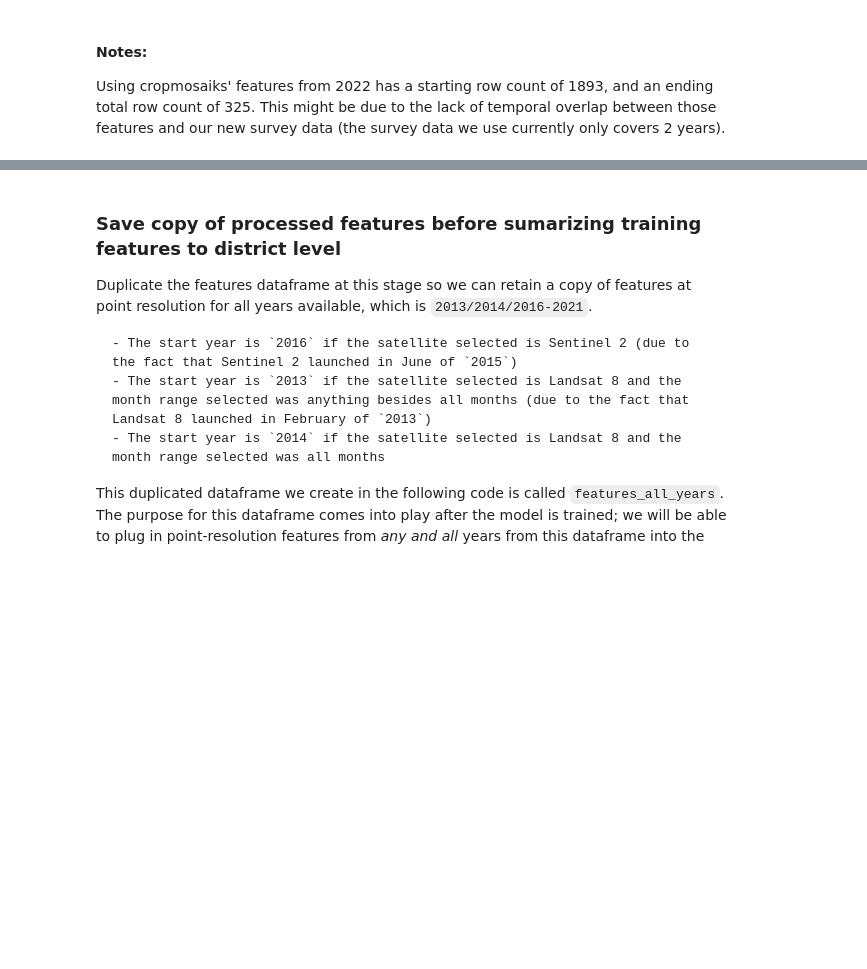
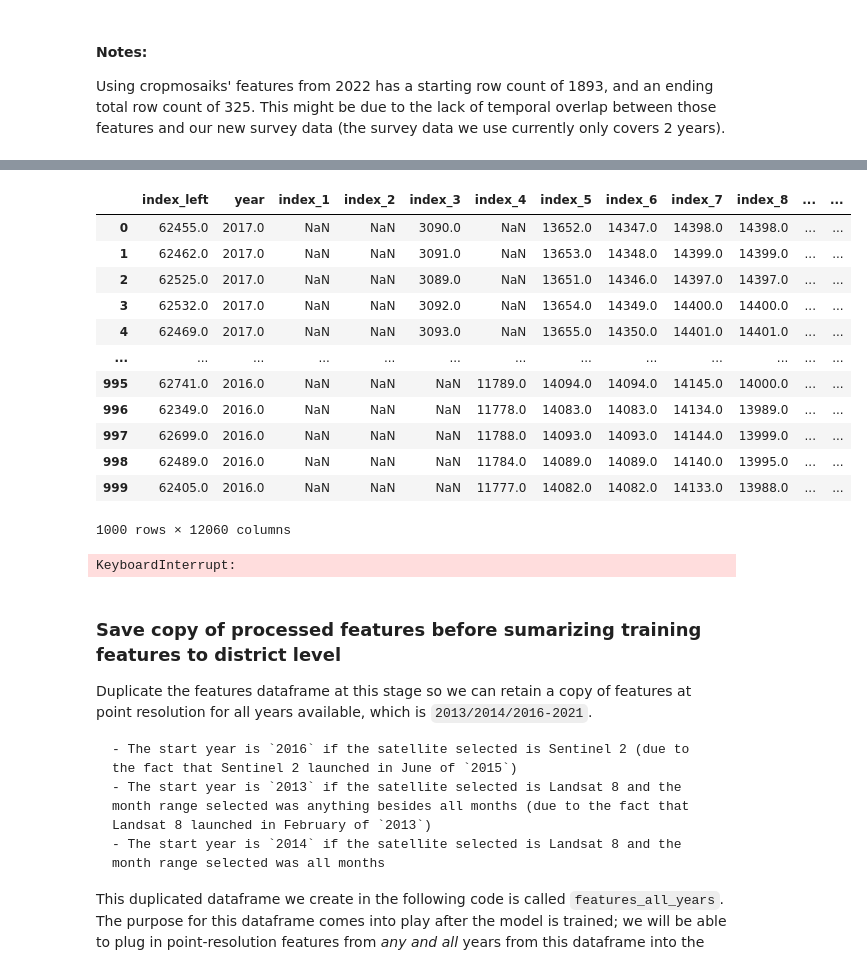
Before and after one commit to mosaiks-capstone/Modeling, a Jupyter notebook: andrew_modeling-Copy1.ipynb, the cells around one changed output, grey strips where cells are left out. Saved outputs shown, nothing was run; the diff lists cells and outputs as text; code cells hidden in the pictures; blank space fills up the shorter version.

```diff
--- a/andrew_modeling-Copy1.ipynb
+++ b/andrew_modeling-Copy1.ipynb
@@ -391,0 +379,19 @@ features_join
+# %%
+# This is a test to see if IterativeImputer would work with this data
+# First going to make a copy of our joined features and just save the first 1000 rows or so.
+features_test = features_join.copy().iloc[:1000,:]
+features_test
+# %% [output]
+|  | index_left | year | index_1 | index_2 | index_3 | index_4 | index_5 | index_6 | index_7 | index_8 | ... | ... |
+| 0 | 62455.0 | 2017.0 | NaN | NaN | 3090.0 | NaN | 13652.0 | 14347.0 | 14398.0 | 14398.0 | ... | ... |
+| 1 | 62462.0 | 2017.0 | NaN | NaN | 3091.0 | NaN | 13653.0 | 14348.0 | 14399.0 | 14399.0 | ... | ... |
+| 2 | 62525.0 | 2017.0 | NaN | NaN | 3089.0 | NaN | 13651.0 | 14346.0 | 14397.0 | 14397.0 | ... | ... |
+| 3 | 62532.0 | 2017.0 | NaN | NaN | 3092.0 | NaN | 13654.0 | 14349.0 | 14400.0 | 14400.0 | ... | ... |
+| 4 | 62469.0 | 2017.0 | NaN | NaN | 3093.0 | NaN | 13655.0 | 14350.0 | 14401.0 | 14401.0 | ... | ... |
+| ... | ... | ... | ... | ... | ... | ... | ... | ... | ... | ... | ... | ... |
+| 995 | 62741.0 | 2016.0 | NaN | NaN | NaN | 11789.0 | 14094.0 | 14094.0 | 14145.0 | 14000.0 | ... | ... |
+| 996 | 62349.0 | 2016.0 | NaN | NaN | NaN | 11778.0 | 14083.0 | 14083.0 | 14134.0 | 13989.0 | ... | ... |
+| 997 | 62699.0 | 2016.0 | NaN | NaN | NaN | 11788.0 | 14093.0 | 14093.0 | 14144.0 | 13999.0 | ... | ... |
+| 998 | 62489.0 | 2016.0 | NaN | NaN | NaN | 11784.0 | 14089.0 | 14089.0 | 14140.0 | 13995.0 | ... | ... |
+| 999 | 62405.0 | 2016.0 | NaN | NaN | NaN | 11777.0 | 14082.0 | 14082.0 | 14133.0 | 13988.0 | ... | ... |
+1000 rows × 12060 columns
@@ -392,3 +404,20 @@ features_join
+# %%
+# Try out the Iterative Imputer
+# Set the seed
+random.seed(987)
+# Store the geometry column separately
+geometry_col = features_test['geometry_y']
+# Remove the geometry column from the DataFrame
+features_test_new = features_test.drop(columns=['geometry_y'])
+features_test_new = features_test_new.set_index(['year', 'sea_unq'])
+imputer = IterativeImputer(missing_values=np.nan, max_iter=10)
+imputer.fit_transform(features_test_new)
+features_test_new[:] = imputer.transform(features_test_new)
+features_test_new = features_test_new.reset_index()
+# Add the geometry column back to the DataFrame
+features_test_new['geometry'] = geometry_col
+# %% [output]
+KeyboardInterrupt:
 # %% [markdown]
 ### Save copy of processed features before sumarizing training features to district level
 
```
Also changed, not shown: parts of 17 cells of this notebook.
